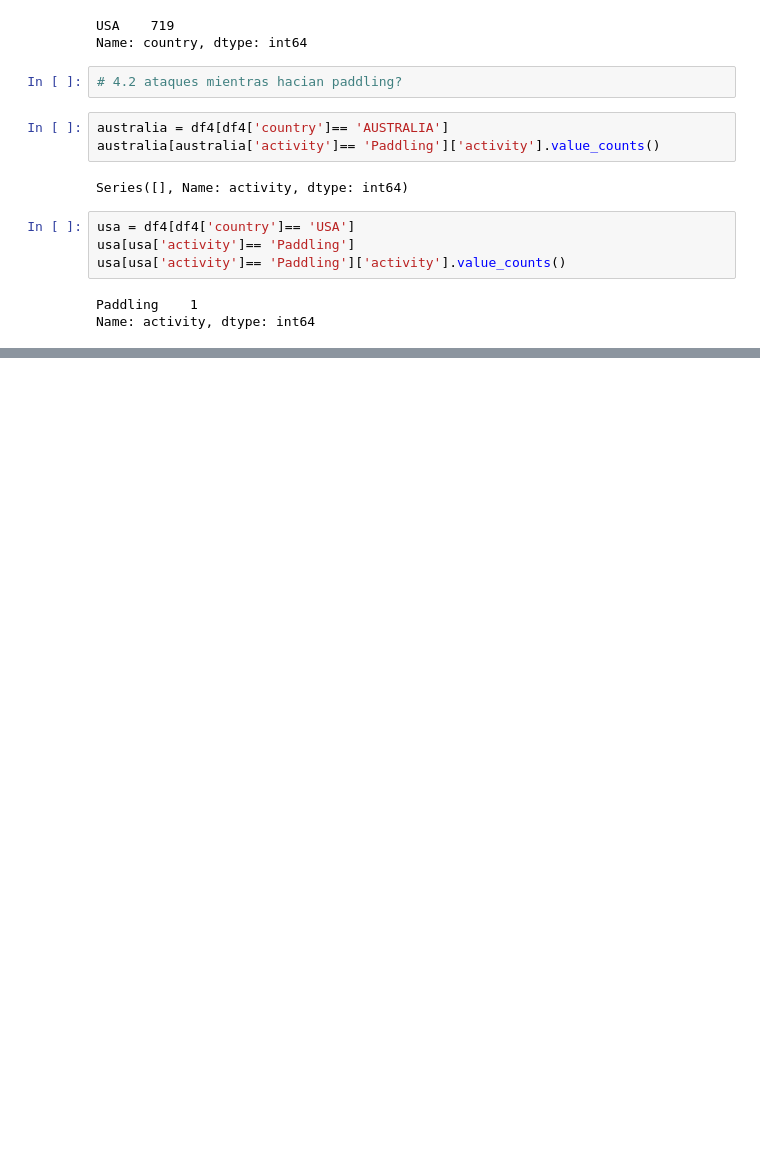
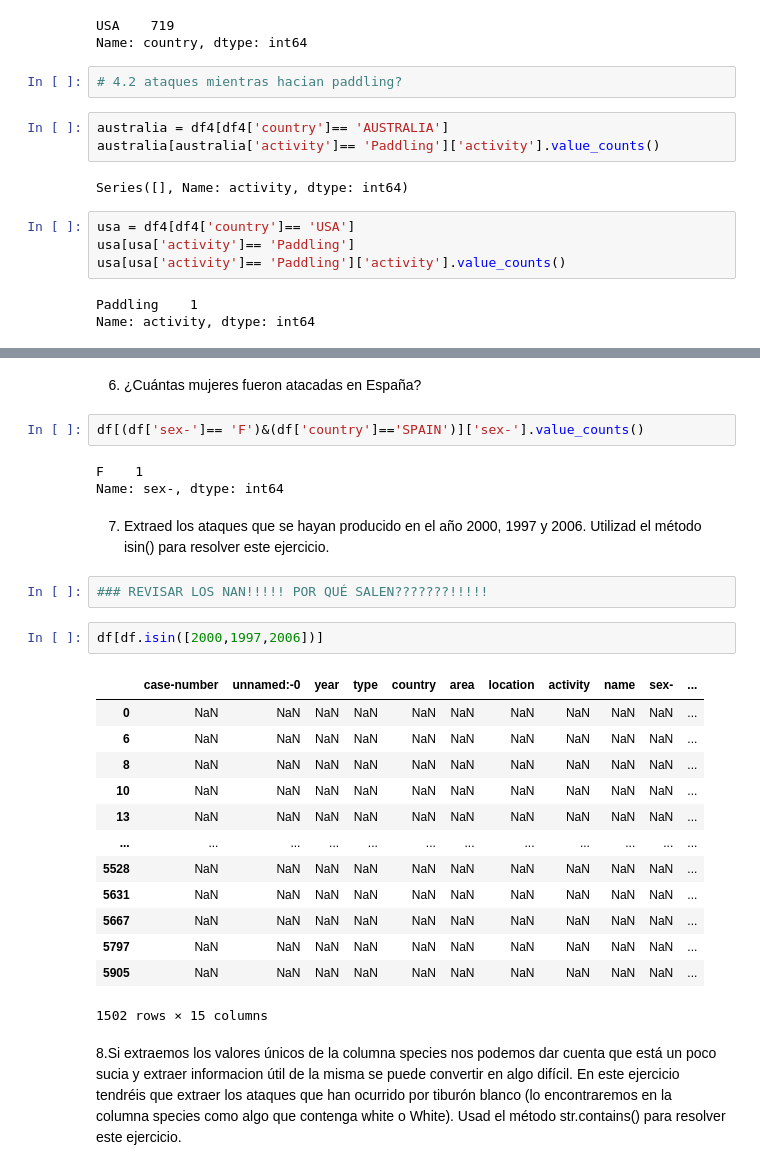
Before and after one commit to Adalab/DA-PROMO-B-MODULO1-SPRINT2-NATALIA-PAULA, a Jupyter notebook: Pandas 4.ipynb, the cells around one changed output, grey strips where cells are left out. Drawn from its saved outputs; the diff is of its cells as text; blank space fills up the shorter version.

Commit message:
ejercicio pandas4 avanzando no terminado

```diff
--- a/Pandas 4.ipynb
+++ b/Pandas 4.ipynb
@@ -157,0 +213,29 @@ Name: activity, dtype: int64
+# %% [markdown]
+6. ¿Cuántas mujeres fueron atacadas en España?
+# %%
+df[(df['sex-']== 'F')&(df['country']=='SPAIN')]['sex-'].value_counts()
+# %% [output]
+F    1
+Name: sex-, dtype: int64
+# %% [markdown]
+7. Extraed los ataques que se hayan producido en el año 2000, 1997 y 2006. Utilizad el método isin() para resolver este ejercicio.
+# %%
+### REVISAR LOS NAN!!!!! POR QUÉ SALEN???????!!!!!
+# %%
+df[df.isin([2000,1997,2006])]
+# %% [output]
+|  | case-number | unnamed:-0 | year | type | country | area | location | activity | name | sex- | ... |
+| 0 | NaN | NaN | NaN | NaN | NaN | NaN | NaN | NaN | NaN | NaN | ... |
+| 6 | NaN | NaN | NaN | NaN | NaN | NaN | NaN | NaN | NaN | NaN | ... |
+| 8 | NaN | NaN | NaN | NaN | NaN | NaN | NaN | NaN | NaN | NaN | ... |
+| 10 | NaN | NaN | NaN | NaN | NaN | NaN | NaN | NaN | NaN | NaN | ... |
+| 13 | NaN | NaN | NaN | NaN | NaN | NaN | NaN | NaN | NaN | NaN | ... |
+| ... | ... | ... | ... | ... | ... | ... | ... | ... | ... | ... | ... |
+| 5528 | NaN | NaN | NaN | NaN | NaN | NaN | NaN | NaN | NaN | NaN | ... |
+| 5631 | NaN | NaN | NaN | NaN | NaN | NaN | NaN | NaN | NaN | NaN | ... |
+| 5667 | NaN | NaN | NaN | NaN | NaN | NaN | NaN | NaN | NaN | NaN | ... |
+| 5797 | NaN | NaN | NaN | NaN | NaN | NaN | NaN | NaN | NaN | NaN | ... |
+| 5905 | NaN | NaN | NaN | NaN | NaN | NaN | NaN | NaN | NaN | NaN | ... |
+1502 rows × 15 columns
+# %% [markdown]
+8.Si extraemos los valores únicos de la columna species nos podemos dar cuenta que está un poco sucia y extraer informacion útil de la misma se puede convertir en algo difícil. En este ejercicio tendréis que extraer los ataques que han ocurrido por tiburón blanco (lo encontraremos en la columna species como algo que contenga white o White). Usad el método str.contains() para resolver este ejercicio.
```
Also changed, not shown: parts of 10 cells of this notebook.
